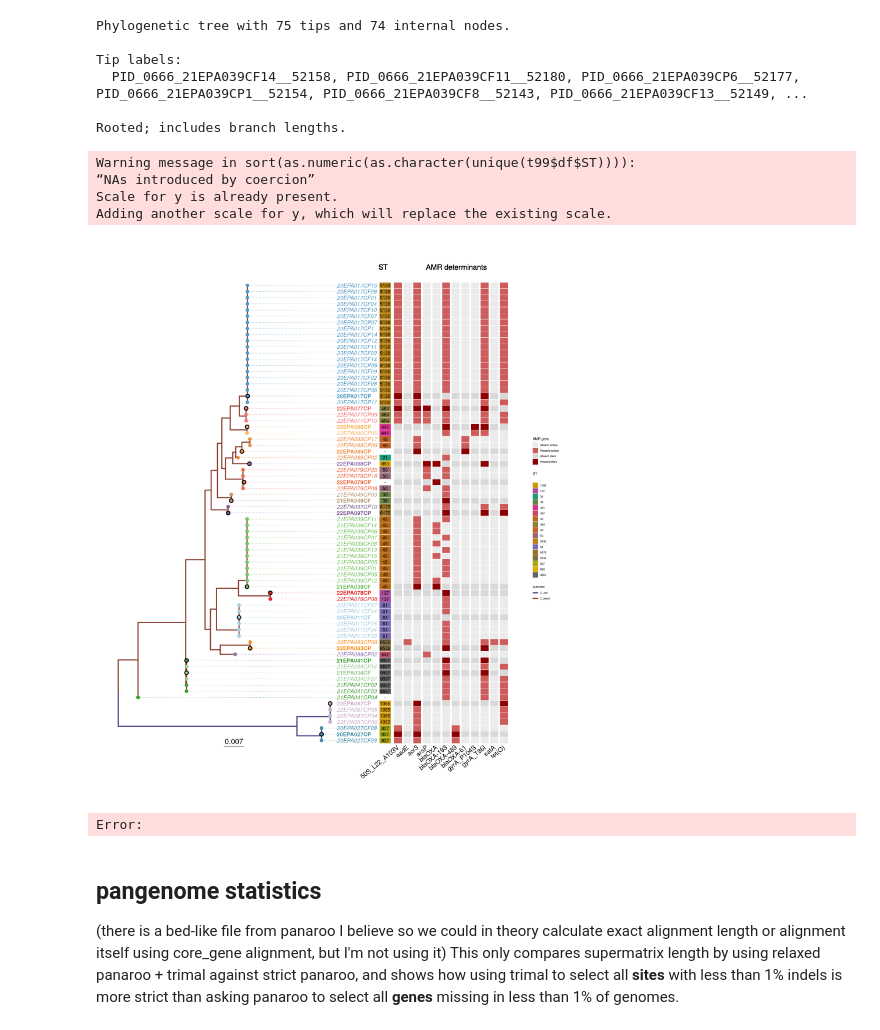
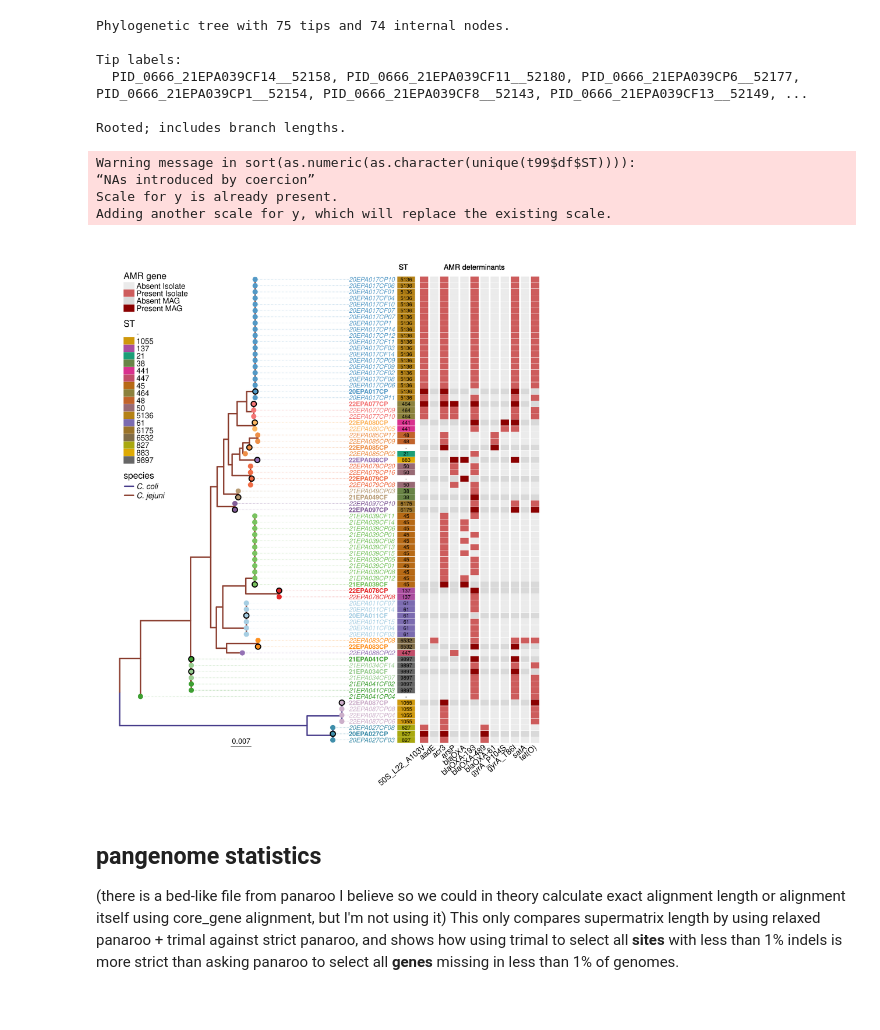
Before and after one commit to quadram-institute-bioscience/2024-campymags, a Jupyter notebook: MAG_phylogeny/plot_ml_trees_with_metadata.ipynb, the cells around one changed output. Cells and saved outputs as stored; diff of their text form; code cells hidden in the pictures.

Commit message:
updated ML figure

```diff
--- a/MAG_phylogeny/plot_ml_trees_with_metadata.ipynb
+++ b/MAG_phylogeny/plot_ml_trees_with_metadata.ipynb
@@ -350,9 +350,11 @@ mypal <- colorRampPalette(brewer.pal(12,"Paired"))(19)
 
 # plot the tree t99$tree with the metadata from data frame t99$df
 options (repr.plot.width=20, repr.plot.height=24)
-p <- ggtree (t99$tree, aes(color=species),size=1.6) + scale_color_manual (values=c("darkslateblue", "coral4"))
+p <- ggtree (t99$tree, aes(color=species),size=2) +
+     scale_color_manual (values=c("darkslateblue", "coral4"),
+        guide = guide_legend(override.aes = list(size = 8), label.theme = element_text(face = "italic")))
 p <- p + new_scale_color() + new_scale_fill()
-p <- p + geom_tippoint (aes (colour=mag, fill=sample), pch=21, size=4, stroke=2)
+p <- p + geom_tippoint (aes (colour=mag, fill=sample), pch=21, size=6, stroke=2.4)
 p <- p + scale_colour_manual (values=c(alpha("white",alpha=0), "black"), guide="none")
 p <- p + scale_fill_manual (values=mypal, guide="none")
 p <- p + new_scale("colour") + new_scale ("fill")
@@ -366,46 +368,48 @@ df_tmp <- df_tmp[,colSums(df_tmp != "NO") > 0] # remove columns with only NO
 amr_names_smaller <- setdiff(names(df_tmp), "Sample_ID") # create yesNO for combo mag+amr (setdiff=all columns minus Sample_ID)
 df_tmp <- df_tmp %>% mutate_at (vars(amr_names_smaller), ~paste(t99$df$mag,., sep=""))
 df_tmp <- df_tmp %>% pivot_longer (cols = -Sample_ID, names_to = "amr", values_to = "yesno")
 # ST comes from treedata, not df
-p <- p + geom_fruit(geom=geom_tile, mapping=aes(y=Sample_ID, fill=ST), offset=0.26, width=0.004, height=0.95,)
-p <- p + geom_fruit(geom=geom_text, mapping=aes(y=Sample_ID, label=ST), size=5, offset=0.)
+p <- p + geom_fruit(geom=geom_tile, mapping=aes(y=Sample_ID, fill=ST), offset=0.29, width=0.006, height=0.95,)
+p <- p + geom_fruit(geom=geom_text, mapping=aes(y=Sample_ID, label=ST), size=5.7, offset=0.)
 p <- p + ggplot2::scale_fill_manual(values = getPal_ST, na.value="white", name="ST")
 p <- p + new_scale("colour") + new_scale ("fill")
 
 p <- p + geom_fruit(
         geom=geom_tile, data=df_tmp, mapping=aes(y=Sample_ID, x=amr, fill=yesno),
-        pwidth=0.5, offset=0.03, width=0.0028, height = 0.95, # widht height are for each square
-        axis.params=list(axis= "x", text.size  = 7, text.angle=40, hjust = 1, vjust= 0.5)
+        pwidth=0.5, offset=0.04, width=0.0028, height = 0.95, # widht height are for each square
+        axis.params=list(axis= "x", text.size  = 8.5, text.angle=40, hjust = 1, vjust= 0.5)
         )
 p <- p + ggplot2::scale_fill_manual(values = c("noYES"="indianred","noNO"="gray92", "yesYES"="darkred","yesNO"="gray85"),
         labels=c("yesYES"="Present MAG", "noYES"="Present Isolate", "yesNO"="Absent MAG", "noNO"="Absent Isolate"),
         na.value="gray85", name="AMR gene") ## na.value is quick-and-dirty since only one all-negative
 p <- p + new_scale("colour") + new_scale ("fill")
 
 p <- p + theme(
-            legend.title = element_text(size = 14),  # Adjust the size value as needed
-            legend.text = element_text(size = 12)    # Adjust the size value as needed
+            legend.title = element_text(size = 28),  # Adjust the size value as needed
+            legend.text = element_text(size = 24),   # Adjust the size value as needed
+            legend.position = c(0.05, 0.95),         # Position in the top left corner
+            legend.justification = c(0, 1),          # Justify the legend to the top left corner
+            legend.key.width = unit(1.2, "cm")
         )
 
 bold_idx <- ifelse (t99$tree@data$mag=="MAG", "bold", "italic")
 
-p <- p + geom_tiplab (size=6, aes(colour=sample, fontface=bold_idx), align=T, offset=0.002)
+p <- p + geom_tiplab (size=7, aes(colour=sample, fontface=bold_idx), align=T, offset=0.002)
 p <- p + scale_colour_manual (values=mypal, guide="none")
-p <- p + ylim (-4, 78) + geom_treescale(fontsize=8) # + xlim(NA,0.1)
+p <- p + ylim (-4, 77) + geom_treescale(fontsize=8) # + xlim(NA,0.1)
 
-p <- p + geom_text(aes(x=0.094, y=78, label="ST"), size=8, hjust=0.5)
-p <- p + geom_text(aes(x=0.12, y=78, label="AMR determinants"), size=8, hjust=0.5)
+p <- p + geom_text(aes(x=0.096, y=77, label="ST"), size=8, hjust=0.5)
+p <- p + geom_text(aes(x=0.12, y=77, label="AMR determinants"), size=8, hjust=0.5)
 
 p
 ggsave ("output.trimal99.pdf", p, width=20, height=24)
-#ggsave ("output.trimal99.png", p, width=20, height=20)
+ggsave ("output.trimal99.png", p, width=20, height=20)
 # %% [output]
 Warning message in sort(as.numeric(as.character(unique(t99$df$ST)))):
 “NAs introduced by coercion”
 Scale for y is already present.
 Adding another scale for y, which will replace the existing scale.
-[figure, old version]
+[figure, new version]
-Error:
 # %% [markdown]
 ## pangenome statistics
 (there is a bed-like file from panaroo I believe so we could in theory calculate exact alignment length or alignment itself using core_gene alignment, but I'm not using it)
```
Also changed, not shown: parts of 2 cells of this notebook, 5 other files.
